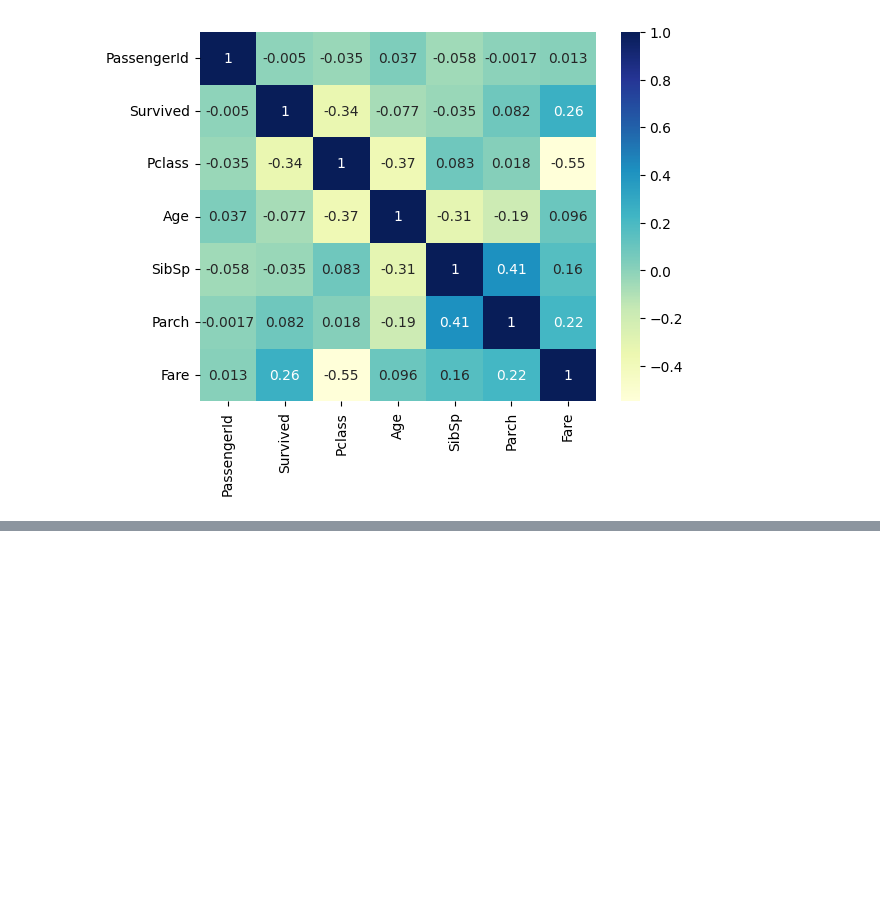
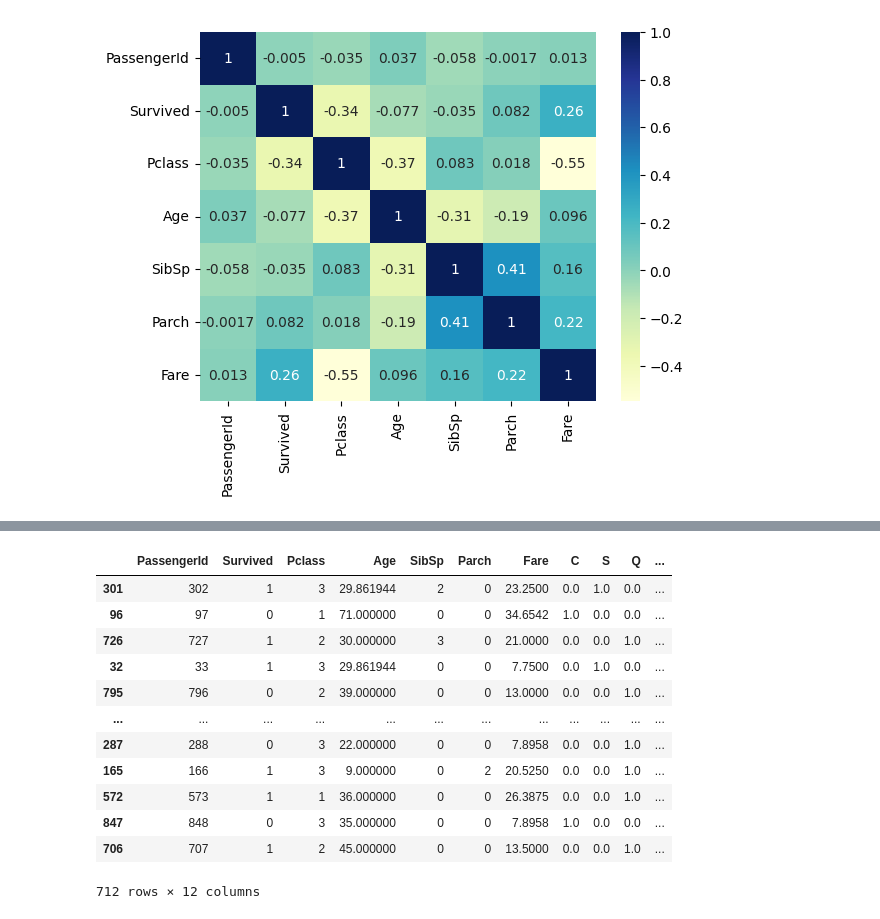
Before and after one commit to Y3llow45/MachineLearning-NeuralNetwork-stuff, a Jupyter notebook: Titanic Problem/Model.ipynb, the cells around one changed output, grey strips where cells are left out. Drawn from its saved outputs; the diff is of its cells as text; code cells hidden in the pictures; blank space fills up the shorter version.

```diff
--- a/Titanic Problem/Model.ipynb
+++ b/Titanic Problem/Model.ipynb
@@ -41,0 +89,57 @@ plt.show()
+# %%
+from sklearn.preprocessing import OneHotEncoder
+
+class FeatureEncoder(BaseEstimator, TransformerMixin):
+
+    def fit(self, X, y=None):
+        return self
+
+    def transform(self, X):
+        encoder = OneHotEncoder()
+        matrix = encoder.fit_transform(X[['Embarked']]).toarray()
+
+        column_names = ["C", "S", "Q", "N"]
+
+        for i in range(len(matrix.T)):
+            X[column_names[i]] = matrix.T[i]
+
+        matrix = encoder.fit_transform(X[['Sex']]).toarray()
+
+        column_names = ["Female", "Male"]
+
+        for i in range(len(matrix.T)):
+            X[column_names[i]] = matrix.T[i]
+
+        return X
+# %%
+class FeatureDropper(BaseEstimator, TransformerMixin):
+
+    def fit(self, X, y=None):
+        return self
+
+    def transform(self, X):
+        return X.drop(["Embarked", "Name", "Ticket", "Cabin", "Sex", "N"], axis=1, errors="ignore")
+# %%
+from sklearn.pipeline import Pipeline
+
+pipeline = Pipeline([("ageimputer", AgeImputer()),
+("featureencoder", FeatureEncoder()),
+("featuredropper", FeatureDropper())])
+# %%
+strat_train_set = pipeline.fit_transform(strat_train_set)
+# %%
+strat_train_set
+# %% [output]
+|  | PassengerId | Survived | Pclass | Age | SibSp | Parch | Fare | C | S | Q | ... |
+| 301 | 302 | 1 | 3 | 29.861944 | 2 | 0 | 23.2500 | 0.0 | 1.0 | 0.0 | ... |
+| 96 | 97 | 0 | 1 | 71.000000 | 0 | 0 | 34.6542 | 1.0 | 0.0 | 0.0 | ... |
+| 726 | 727 | 1 | 2 | 30.000000 | 3 | 0 | 21.0000 | 0.0 | 0.0 | 1.0 | ... |
+| 32 | 33 | 1 | 3 | 29.861944 | 0 | 0 | 7.7500 | 0.0 | 1.0 | 0.0 | ... |
+| 795 | 796 | 0 | 2 | 39.000000 | 0 | 0 | 13.0000 | 0.0 | 0.0 | 1.0 | ... |
+| ... | ... | ... | ... | ... | ... | ... | ... | ... | ... | ... | ... |
+| 287 | 288 | 0 | 3 | 22.000000 | 0 | 0 | 7.8958 | 0.0 | 0.0 | 1.0 | ... |
+| 165 | 166 | 1 | 3 | 9.000000 | 0 | 2 | 20.5250 | 0.0 | 0.0 | 1.0 | ... |
+| 572 | 573 | 1 | 1 | 36.000000 | 0 | 0 | 26.3875 | 0.0 | 0.0 | 1.0 | ... |
+| 847 | 848 | 0 | 3 | 35.000000 | 0 | 0 | 7.8958 | 1.0 | 0.0 | 0.0 | ... |
+| 706 | 707 | 1 | 2 | 45.000000 | 0 | 0 | 13.5000 | 0.0 | 0.0 | 1.0 | ... |
+712 rows × 12 columns
```
Also changed, not shown: parts of 8 cells of this notebook, 1 other file.
